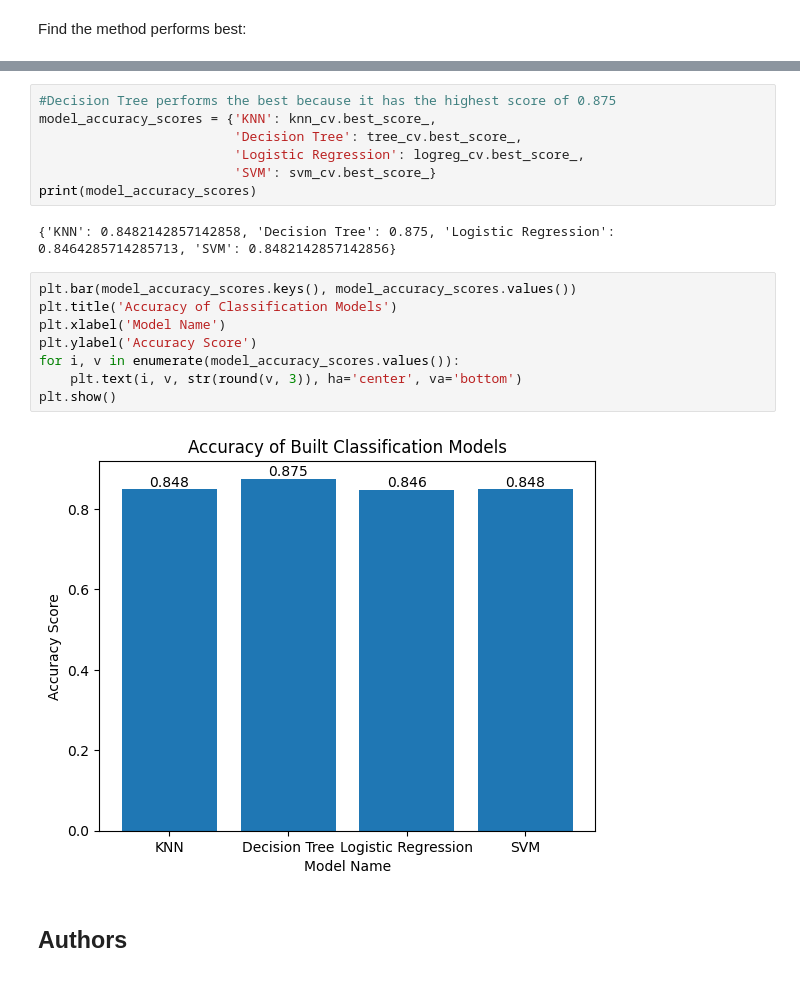
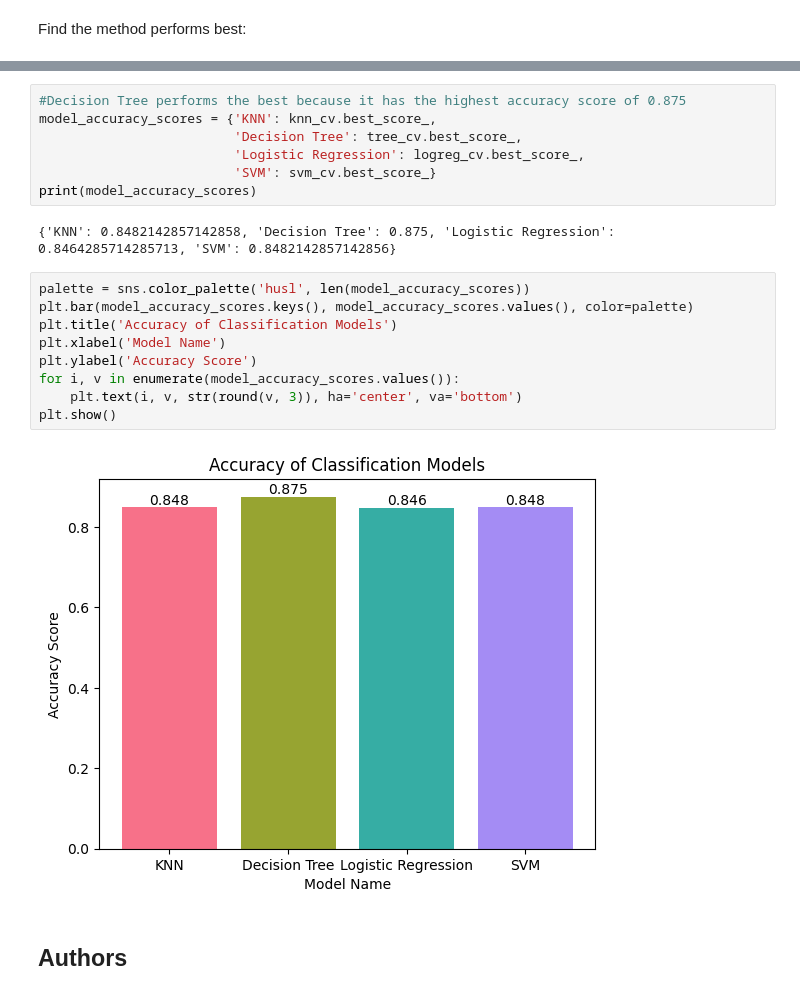
Before and after one commit to carriebunny/space-landing, a Jupyter notebook: spacex-machine-learning-prediction.ipynb, the cells around one changed output, grey strips where cells are left out. Cells and saved outputs as stored; diff of their text form.

```diff
--- a/spacex-machine-learning-prediction.ipynb
+++ b/spacex-machine-learning-prediction.ipynb
@@ -381,5 +370,5 @@ Test set accuracy for KNN: 0.8333333333333334
 # %%
-#Decision Tree performs the best because it has the highest score of 0.875
+#Decision Tree performs the best because it has the highest accuracy score of 0.875
 model_accuracy_scores = {'KNN': knn_cv.best_score_,
                          'Decision Tree': tree_cv.best_score_,
                          'Logistic Regression': logreg_cv.best_score_,
@@ -388,15 +377,16 @@ print(model_accuracy_scores)
 # %% [output]
 {'KNN': 0.8482142857142858, 'Decision Tree': 0.875, 'Logistic Regression': 0.8464285714285713, 'SVM': 0.8482142857142856}
 # %%
-plt.bar(model_accuracy_scores.keys(), model_accuracy_scores.values())
+palette = sns.color_palette('husl', len(model_accuracy_scores))
+plt.bar(model_accuracy_scores.keys(), model_accuracy_scores.values(), color=palette)
 plt.title('Accuracy of Classification Models')
 plt.xlabel('Model Name')
 plt.ylabel('Accuracy Score')
 for i, v in enumerate(model_accuracy_scores.values()):
     plt.text(i, v, str(round(v, 3)), ha='center', va='bottom')
 plt.show()
 # %% [output]
-[figure, old version]
+[figure, new version]
 # %% [markdown]
 ## Authors
 # %% [markdown]
```
Also changed, not shown: parts of 1 cell of this notebook.
